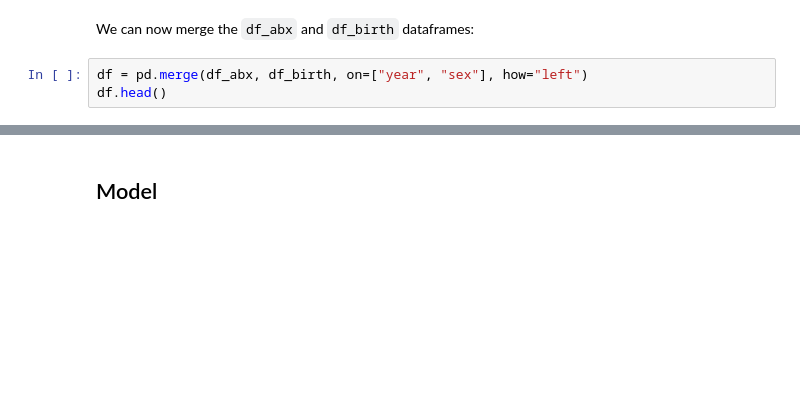
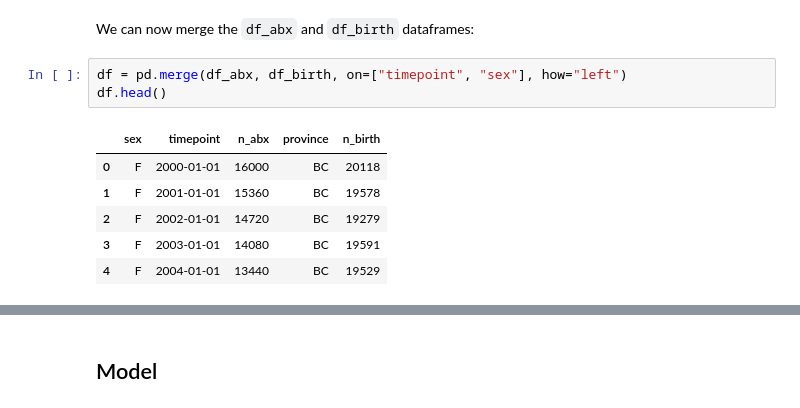
Before and after one commit to resplab/leap, a Jupyter notebook: docs/model/model-antibiotics.ipynb, the cells around one changed output, grey strips where cells are left out. Cells and saved outputs as stored; diff of their text form; blank space fills up the shorter version.

```diff
--- a/docs/model/model-antibiotics.ipynb
+++ b/docs/model/model-antibiotics.ipynb
@@ -73,8 +72,15 @@ Columns (12,14) have mixed types. Specify dtype option on import or set low_memo
 # %% [markdown]
 We can now merge the `df_abx` and `df_birth` dataframes:
 # %%
-df = pd.merge(df_abx, df_birth, on=["year", "sex"], how="left")
+df = pd.merge(df_abx, df_birth, on=["timepoint", "sex"], how="left")
 df.head()
+# %% [output]
+|  | sex | timepoint | n_abx | province | n_birth |
+| 0 | F | 2000-01-01 | 16000 | BC | 20118 |
+| 1 | F | 2001-01-01 | 15360 | BC | 19578 |
+| 2 | F | 2002-01-01 | 14720 | BC | 19279 |
+| 3 | F | 2003-01-01 | 14080 | BC | 19591 |
+| 4 | F | 2004-01-01 | 13440 | BC | 19529 |
 # %%
 color_map={
     "M": "#09bfc4",
```
Also changed, not shown: parts of 17 cells of this notebook.
